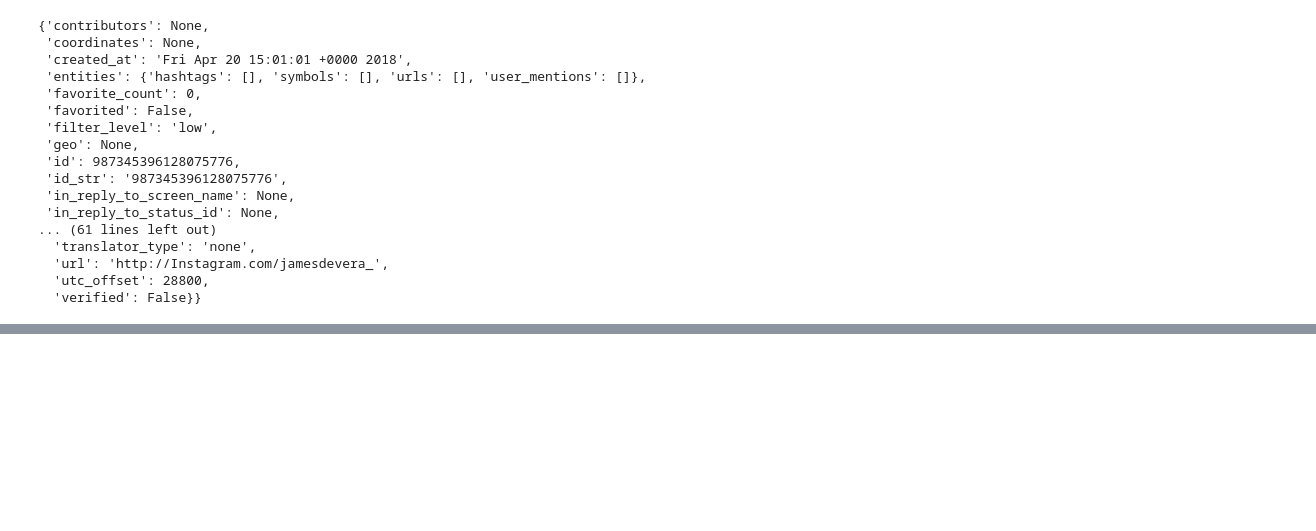
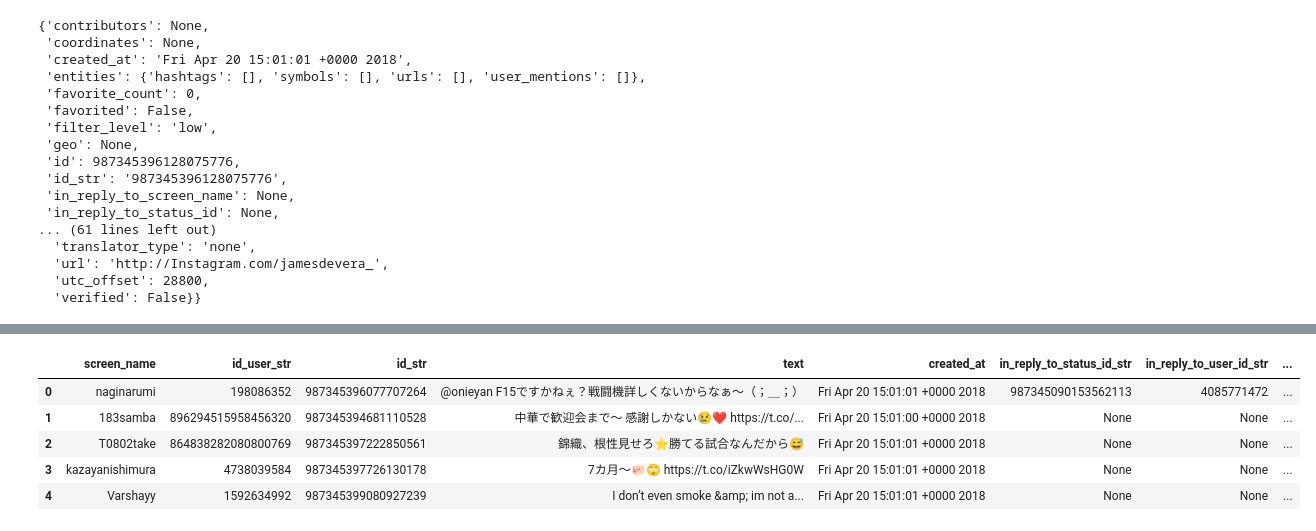
Before and after one commit to lemonaz5/JPintern, a Jupyter notebook: Kyoto_visualize_April2018.ipynb, the cells around one changed output, grey strips where cells are left out. Cells and saved outputs as stored; diff of their text form; code cells hidden in the pictures; blank space fills up the shorter version.

Commit message:
Kyoto visualize

```diff
--- a/Kyoto_visualize_April2018.ipynb
+++ b/Kyoto_visualize_April2018.ipynb
@@ -55,0 +116,4 @@ list_tweets
+# %%
+df_place = pd.DataFrame(list_places)
+df_user = pd.DataFrame(list_users)
+df_coor = pd.DataFrame(list_coor)
@@ -55,0 +140,2 @@ list_tweets
+# %%
+df_user.rename(columns={"id_str":"id_user_str"}, inplace=True)
@@ -55,0 +152,2 @@ list_tweets
+# %%
+tweet_df = df_tweet.filter(['id_str','text','created_at','in_reply_to_status_id_str','in_reply_to_user_id_str','in_reply_to_screen_name','lang'],axis=1)
@@ -55,0 +186,11 @@ list_tweets
+# %%
+tweets_kyoto = pd.concat([df_user['screen_name'], df_user['id_user_str'],tweet_df, df_coor],axis=1)
+# %%
+tweets_kyoto.head()
+# %% [output]
+|  | screen_name | id_user_str | id_str | text | created_at | in_reply_to_status_id_str | in_reply_to_user_id_str | ... |
+| 0 | naginarumi | 198086352 | 987345396077707264 | @onieyan F15ですかねぇ？戦闘機詳しくないからなぁ〜（；＿；） | Fri Apr 20 15:01:01 +0000 2018 | 987345090153562113 | 4085771472 | ... |
+| 1 | 183samba | 896294515958456320 | 987345394681110528 | 中華で歓迎会まで〜 感謝しかない😢❤️ https://t.co/... | Fri Apr 20 15:01:00 +0000 2018 | None | None | ... |
+| 2 | T0802take | 864838282080800769 | 987345397222850561 | 錦織、根性見せろ⭐️勝てる試合なんだから😅 | Fri Apr 20 15:01:01 +0000 2018 | None | None | ... |
+| 3 | kazayanishimura | 4738039584 | 987345397726130178 | 7カ月〜🐖🙄 https://t.co/iZkwWsHG0W | Fri Apr 20 15:01:01 +0000 2018 | None | None | ... |
+| 4 | Varshayy | 1592634992 | 987345399080927239 | I don’t even smoke &amp; im not a... | Fri Apr 20 15:01:01 +0000 2018 | None | None | ... |
```
Also changed, not shown: parts of 14 cells of this notebook, 2 other files.
